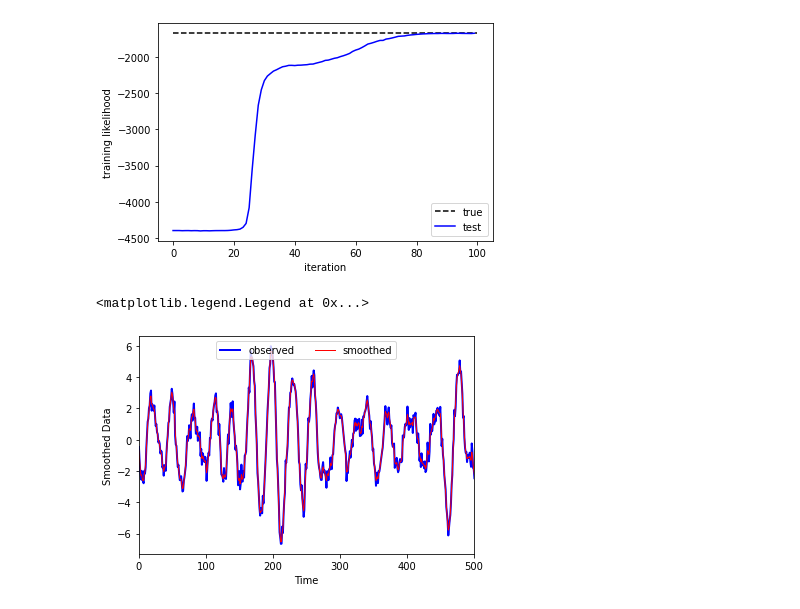
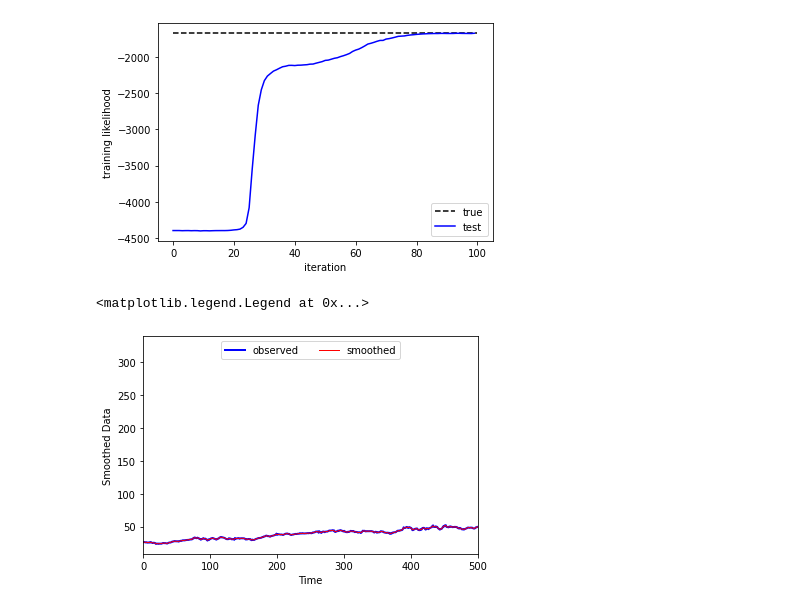
Before and after one commit to ngngocsonan2610/AI-in-Finance, a Jupyter notebook: pydls.ipynb, the cells around one changed output. Drawn from its saved outputs; the diff is of its cells as text; code cells hidden in the pictures.

```diff
--- a/pydls.ipynb
+++ b/pydls.ipynb
@@ -257,6 +257,8 @@ for stock in portfolio:
   tickerData = yf.Ticker(stock)
   #get the historical prices for this ticker
   tickerDf = tickerData.history(period='1d', start='2010-1-1', end='2020-5-01')
+  if df_port.shape[1] == 0:
+    df_port = pd.concat([df_port,tickerDf.reset_index()[['Date']]], axis=1)
 
   df_port = pd.concat([df_port,tickerDf.reset_index()[['Open']].rename(columns={'Open':stock})], axis=1)
 # %%
@@ -284,9 +298,16 @@ D_latent = 2	# Latent state dimension
 D_input = 0	    # Exogenous input dimension
 T = 2000  	    # Number of time steps to simulate
 
-true_model = DefaultLDS(D_obs, D_latent, D_input)
 inputs = npr.randn(T, D_input)
-data, stateseq = true_model.generate(T, inputs=inputs)
+data = np.transpose(np.array([df_port.AAPL]))
+train = data[:2000]
+test = data[2000:]
+model = DefaultLDS(D_obs, D_latent, D_input)
+model.add_data(train)
 
-# Compute the log likelihood of the data with the true params
-true_ll = true_model.log_likelihood()
+# true_model = DefaultLDS(D_obs, D_latent, D_input)
+
+# data, stateseq = true_model.generate(T, inputs=inputs)
+
+# # Compute the log likelihood of the data with the true params
+# true_ll = true_model.log_likelihood()
@@ -292,0 +320,2 @@ true_ll = true_model.log_likelihood()
+# %%
+data, stateseq = model.generate(599, inputs=npr.randn(599, D_input))
@@ -315,15 +366,15 @@ plt.legend(loc="lower right")
 [figure]
 # %%
 # Smooth the data
-smoothed_data = test_model.smooth(data, inputs)
+smoothed_data = model.smooth(data, inputs)
 
 plt.figure()
 plt.plot(data, color='blue', lw=2, label="observed")
 plt.plot(smoothed_data, color='red', lw=1, label="smoothed")
 plt.xlabel("Time")
 plt.xlim(0, 500)
 plt.ylabel("Smoothed Data")
 plt.legend(loc="upper center", ncol=2)
 # %% [output]
 <matplotlib.legend.Legend at 0x...>
-[figure, old version]
+[figure, new version]
```
Also changed, not shown: parts of 12 cells of this notebook.
